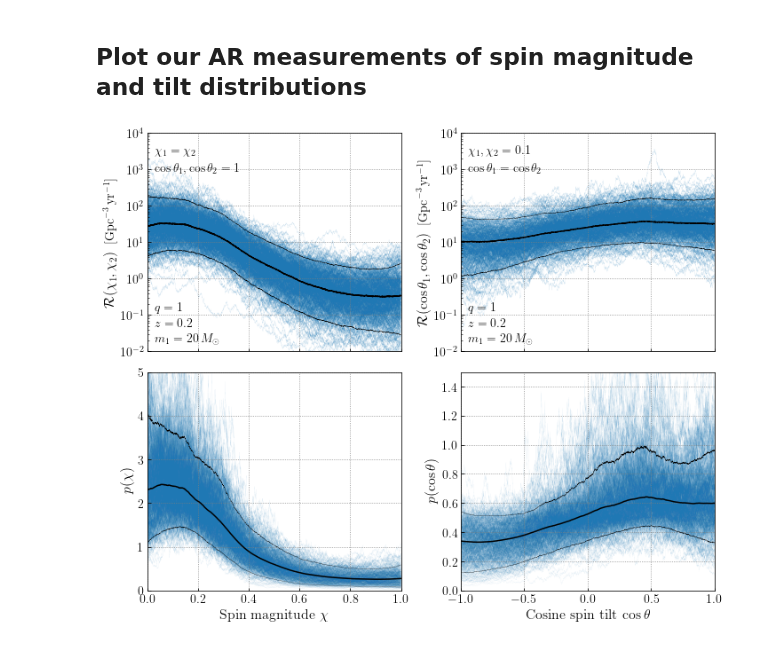
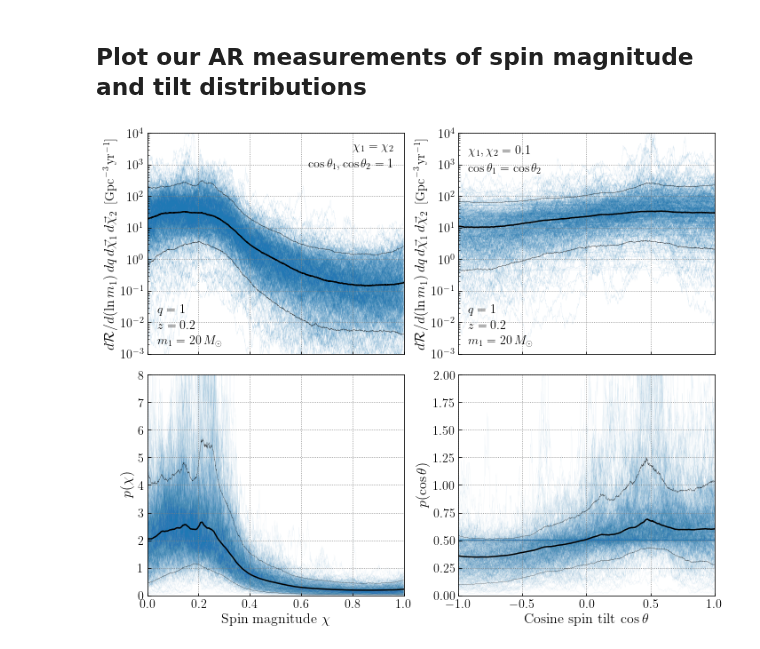
Before and after one commit to tcallister/autoregressive-bbh-inference, a Jupyter notebook: figures/make_figure_08.ipynb, the cells around one changed output. Drawn from its saved outputs; the diff is of its cells as text; code cells hidden in the pictures.

Commit message:
Likelihood regularization updates, new figure notebooks

```diff
--- a/figures/make_figure_08.ipynb
+++ b/figures/make_figure_08.ipynb
@@ -8,12 +8,12 @@ import h5py
 # %%
 # Load AR results
 precomputed_data = h5py.File("./../data/ar_chi_cost_summary.hdf","r")
-chis = precomputed_data['posterior/chis'][()]
-costs = precomputed_data['posterior/costs'][()]
-dR_dchis = precomputed_data['posterior/dR_dchis'][()]
-dR_dcosts = precomputed_data['posterior/dR_dcosts'][()]
-f_chis = precomputed_data['posterior/f_chis'][()]
-f_costs = precomputed_data['posterior/f_costs'][()]
+chis = precomputed_data['posterior/chis'][()][::5]
+costs = precomputed_data['posterior/costs'][()][::5]
+dR_dchis = precomputed_data['posterior/dR_dchis'][()][::5,:]
+dR_dcosts = precomputed_data['posterior/dR_dcosts'][()][::5,:]
+f_chis = precomputed_data['posterior/f_chis'][()][::5,:]
+f_costs = precomputed_data['posterior/f_costs'][()][::5,:]
 # %% [markdown]
 ## Plot our AR measurements of spin magnitude and tilt distributions
 # %%
@@ -37,17 +37,17 @@ ax.plot(chis,np.quantile(dR_dchis,0.95,axis=1),color='black',lw=0.3)
 # Misc formatting
 ax.tick_params(labelsize=14)
 ax.set_xlim(0,1)
-ax.set_ylim(1e-2,1e4)
+ax.set_ylim(1e-3,1e4)
 ax.set_yscale('log')
 ax.set_xticklabels([])
-ax.set_ylabel(r'$\mathcal{R}(\chi_1,\chi_2)$ \,{\Large[$\mathrm{Gpc}^{-3}\,\mathrm{yr}^{-1}$]}',fontsize=16)
+ax.set_ylabel(r'$d\mathcal{R}/d(\ln m_1)\,dq\,d\vec{\chi}_1\,d\vec{\chi}_2$ \,{\Large[$\mathrm{Gpc}^{-3}\,\mathrm{yr}^{-1}$]}',fontsize=16)
 
 # Label our reference values
-ax.text(0.03,0.92,r'$\chi_1 = \chi_2$',horizontalalignment='left',verticalalignment='center', transform=ax.transAxes,fontsize=14)
-ax.text(0.03,0.84,r'$\cos\theta_1,\cos\theta_2 = 1$',horizontalalignment='left',verticalalignment='center', transform=ax.transAxes,fontsize=14)
-ax.text(0.03,0.20,r'$q=1$',horizontalalignment='left',verticalalignment='center', transform=ax.transAxes,fontsize=14)
-ax.text(0.03,0.13,r'$z=0.2$',horizontalalignment='left',verticalalignment='center', transform=ax.transAxes,fontsize=14)
-ax.text(0.03,0.06,r'$m_1=20\,M_\odot$',horizontalalignment='left',verticalalignment='center', transform=ax.transAxes,fontsize=14)
+ax.text(0.96,0.94,r'$\chi_1 = \chi_2$',horizontalalignment='right',verticalalignment='center', transform=ax.transAxes,fontsize=14)
+ax.text(0.96,0.86,r'$\cos\theta_1,\cos\theta_2 = 1$',horizontalalignment='right',verticalalignment='center', transform=ax.transAxes,fontsize=14)
+ax.text(0.04,0.20,r'$q=1$',horizontalalignment='left',verticalalignment='center', transform=ax.transAxes,fontsize=14)
+ax.text(0.04,0.13,r'$z=0.2$',horizontalalignment='left',verticalalignment='center', transform=ax.transAxes,fontsize=14)
+ax.text(0.04,0.06,r'$m_1=20\,M_\odot$',horizontalalignment='left',verticalalignment='center', transform=ax.transAxes,fontsize=14)
 
 
 ################################
@@ -69,17 +69,17 @@ ax.plot(costs,np.quantile(dR_dcosts,0.95,axis=1),color='black',lw=0.3)
 # Misc formatting
 ax.tick_params(labelsize=14)
 ax.set_xlim(-1,1)
-ax.set_ylim(1e-2,1e4)
+ax.set_ylim(1e-3,1e4)
 ax.set_yscale('log')
 ax.set_xticklabels([])
-ax.set_ylabel(r'$\mathcal{R}(\cos\theta_1,\cos\theta_2)$ \,{\Large[$\mathrm{Gpc}^{-3}\,\mathrm{yr}^{-1}$]}',fontsize=16)
+ax.set_ylabel(r'$d\mathcal{R}/d(\ln m_1)\,dq\,d\vec{\chi}_1\,d\vec{\chi}_2$ \,{\Large[$\mathrm{Gpc}^{-3}\,\mathrm{yr}^{-1}$]}',fontsize=16)
 
 # Label reference values
-ax.text(0.03,0.92,r'$\chi_1,\chi_2=0.1$',horizontalalignment='left',verticalalignment='center', transform=ax.transAxes,fontsize=14)
-ax.text(0.03,0.84,r'$\cos\theta_1=\cos\theta_2$',horizontalalignment='left',verticalalignment='center', transform=ax.transAxes,fontsize=14)
-ax.text(0.03,0.20,r'$q=1$',horizontalalignment='left',verticalalignment='center', transform=ax.transAxes,fontsize=14)
-ax.text(0.03,0.13,r'$z=0.2$',horizontalalignment='left',verticalalignment='center', transform=ax.transAxes,fontsize=14)
-ax.text(0.03,0.06,r'$m_1=20\,M_\odot$',horizontalalignment='left',verticalalignment='center', transform=ax.transAxes,fontsize=14)
+ax.text(0.04,0.92,r'$\chi_1,\chi_2=0.1$',horizontalalignment='left',verticalalignment='center', transform=ax.transAxes,fontsize=14)
+ax.text(0.04,0.84,r'$\cos\theta_1=\cos\theta_2$',horizontalalignment='left',verticalalignment='center', transform=ax.transAxes,fontsize=14)
+ax.text(0.04,0.20,r'$q=1$',horizontalalignment='left',verticalalignment='center', transform=ax.transAxes,fontsize=14)
+ax.text(0.04,0.13,r'$z=0.2$',horizontalalignment='left',verticalalignment='center', transform=ax.transAxes,fontsize=14)
+ax.text(0.04,0.06,r'$m_1=20\,M_\odot$',horizontalalignment='left',verticalalignment='center', transform=ax.transAxes,fontsize=14)
 
 ########################################
 # Probability density of spin magnitudes
@@ -103,35 +103,35 @@ ax.plot(chis,np.quantile(p_chi,0.95,axis=1),color='black',lw=0.2)
 # Misc formatting
 ax.tick_params(labelsize=14)
 ax.set_xlim(0,1)
-ax.set_ylim(0,5)
+ax.set_ylim(0,8)
 ax.set_xlabel('Spin magnitude $\chi$',fontsize=16)
 ax.set_ylabel(r'$p(\chi)$',fontsize=16)
 
 ########################################
 # Probability density of spin tilts
 ########################################
 
 ax = fig.add_subplot(224)
 ax.set_rasterization_zorder(1)
 
 # Construct normalized probability distributions
 p_cost = f_costs/np.trapz(f_costs,costs,axis=0)
 
 for i in np.random.choice(range(p_cost.shape[1]),size=500,replace=False):
     ax.plot(costs,p_cost[:,i],color='#1f78b4',alpha=0.2,lw=0.1,zorder=0)
 
 ax.plot(costs,np.mean(p_cost,axis=1),color='black')
 ax.plot(costs,np.quantile(p_cost,0.05,axis=1),color='black',lw=0.2)
 ax.plot(costs,np.quantile(p_cost,0.95,axis=1),color='black',lw=0.2)
 
 ax.tick_params(labelsize=14)
 ax.set_xlim(-1,1)
-ax.set_ylim(0,1.5)
+ax.set_ylim(0,2)
 ax.set_xlabel('Cosine spin tilt $\cos \\theta$',fontsize=16)
 ax.set_ylabel(r'$p(\cos\theta)$',fontsize=16)
 
 plt.tight_layout()
 plt.savefig('figure_08.pdf',bbox_inches='tight',dpi=200)
 plt.show()
 # %% [output]
-[figure, old version]
+[figure, new version]
```
Also changed, not shown: 32 other files.
